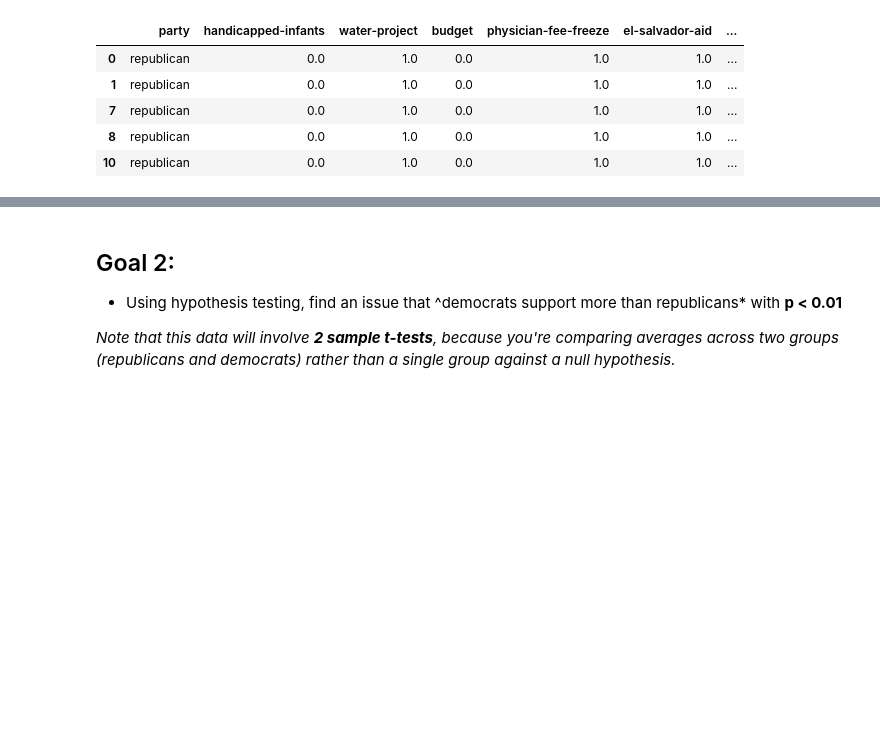
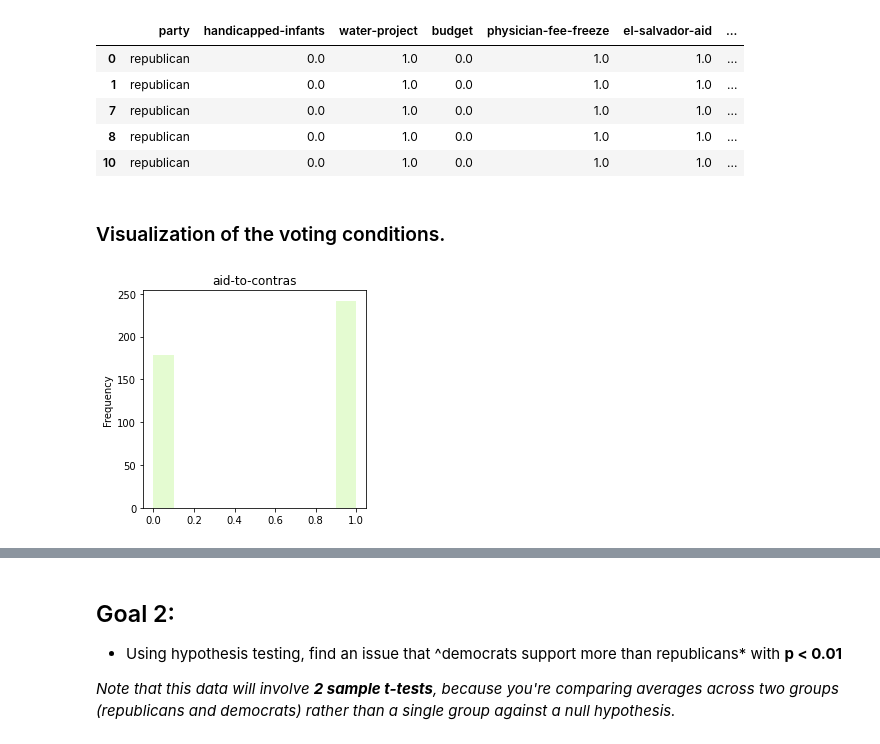
Before and after one commit to rawalk/DS-Unit-1-Sprint-2-Statistics, a Jupyter notebook: module1/LS_DS_121_Statistics_Probability_Assignment.ipynb, the cells around one changed output, grey strips where cells are left out. Cells and saved outputs as stored; diff of their text form; code cells hidden in the pictures; blank space fills up the shorter version.

```diff
--- a/module1/LS_DS_121_Statistics_Probability_Assignment.ipynb
+++ b/module1/LS_DS_121_Statistics_Probability_Assignment.ipynb
@@ -141,3 +141,14 @@ rep_vote_info.head()
 | 7 | republican | 0.0 | 1.0 | 0.0 | 1.0 | 1.0 | ... |
 | 8 | republican | 0.0 | 1.0 | 0.0 | 1.0 | 1.0 | ... |
 | 10 | republican | 0.0 | 1.0 | 0.0 | 1.0 | 1.0 | ... |
+# %% [markdown]
+### Visualization of the voting conditions.
+# %%
+# way to visualize projects and votes.
+
+# aid to contras
+hw_df_recode['aid-to-contras'].plot(kind='hist', figsize=(4,4), color='#A6F368', alpha=0.3, title='aid-to-contras');
+
+# (0:1 == more yes than no's)
+# %% [output]
+[figure, added]
```
Also changed, not shown: parts of 16 cells of this notebook.
